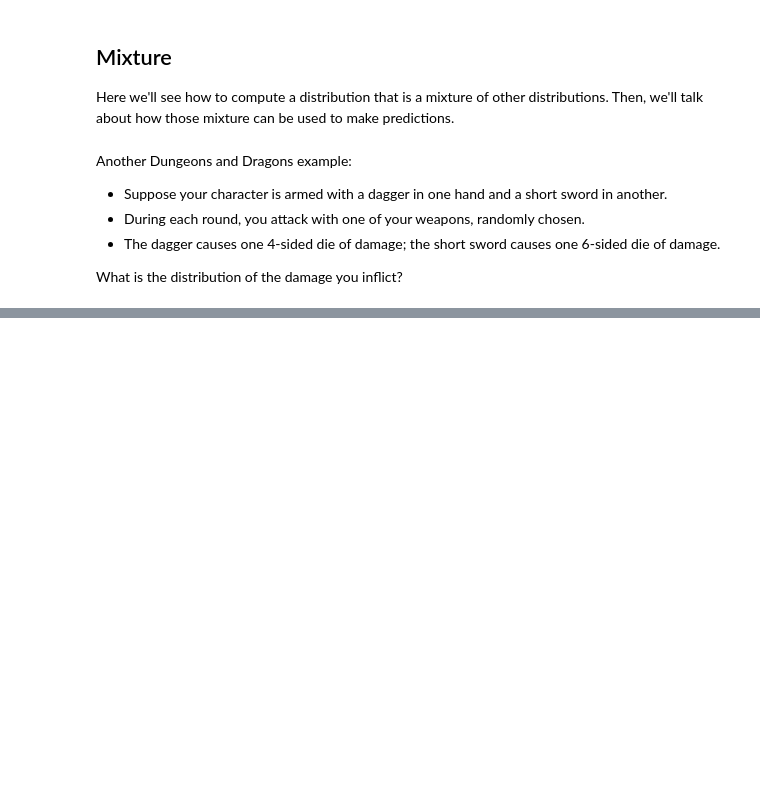
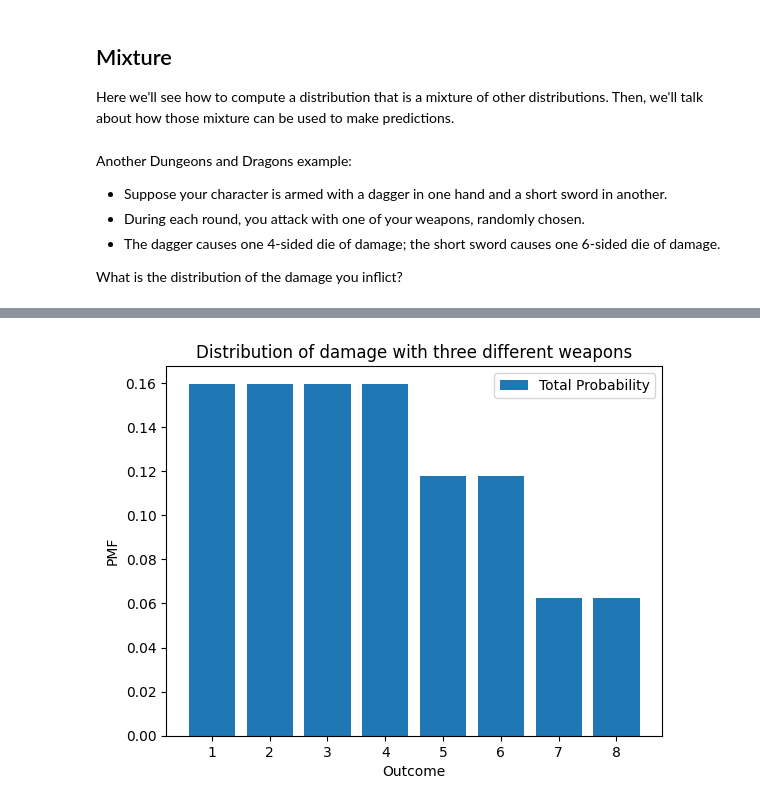
Before and after one commit to coletlacroix/math, a Jupyter notebook: 00.10_Think_Bayes_Downey/7_min_max_mix.ipynb, the cells around one changed output, grey strips where cells are left out. Saved outputs shown, nothing was run; the diff lists cells and outputs as text; code cells hidden in the pictures; blank space fills up the shorter version.

```diff
--- a/00.10_Think_Bayes_Downey/7_min_max_mix.ipynb
+++ b/00.10_Think_Bayes_Downey/7_min_max_mix.ipynb
@@ -248,0 +324,8 @@ What is the distribution of the damage you inflict?
+# %%
+# next we multiply each row by the probabilities in pmf_dice
+
+df = pd.DataFrame(dice).fillna(0).transpose()
+# %%
+df *= pmf_dice.ps
+
+df
@@ -248,0 +354,17 @@ What is the distribution of the damage you inflict?
+# %%
+def make_mixture(pmf, pmf_seq):
+    df = pd.DataFrame(pmf_seq).fillna(0).transpose()
+    df *= np.array(pmf)
+    total = df.sum(axis = 1)
+    return Pmf(total)
+# %%
+mix = make_mixture(pmf_dice, dice)
+# %%
+mix.bar(label = 'Total Probability')
+plt.xlabel('Outcome')
+plt.ylabel('PMF')
+plt.title('Distribution of damage with three different weapons')
+plt.legend()
+plt.show()
+# %% [output]
+[figure, added]
```
Also changed, not shown: parts of 12 cells of this notebook, 1 other file.
